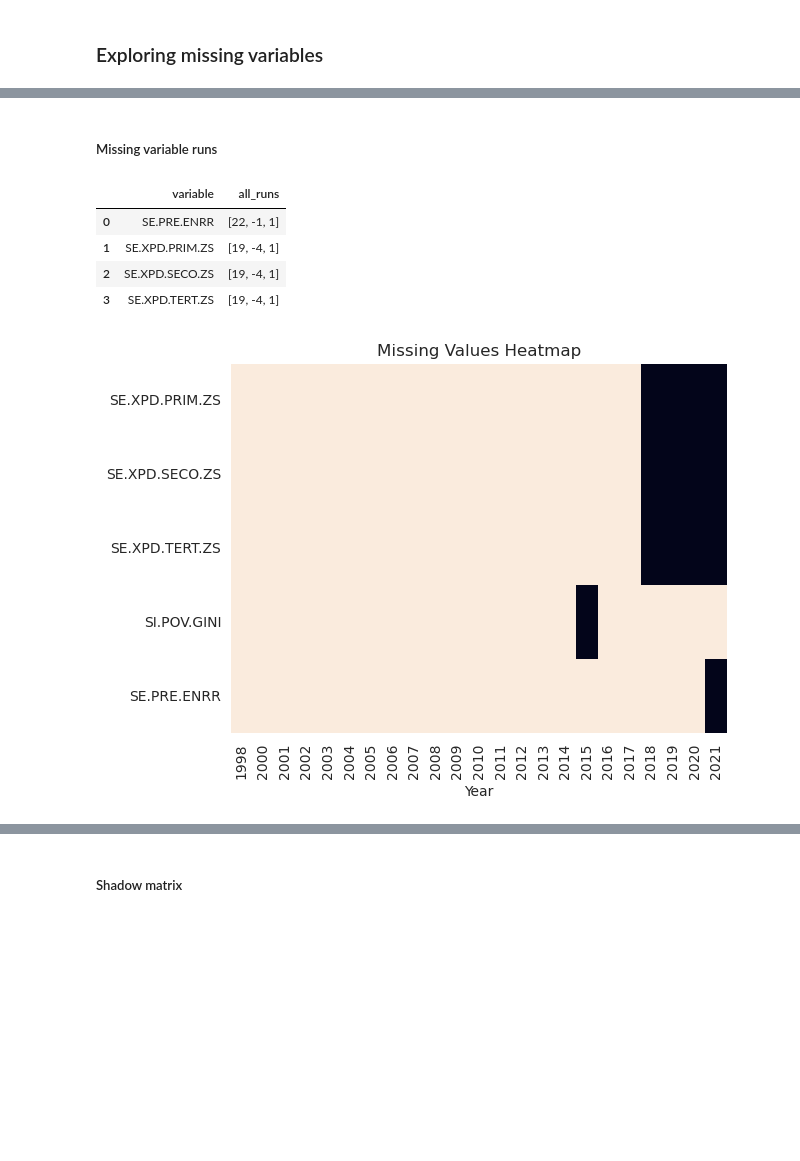
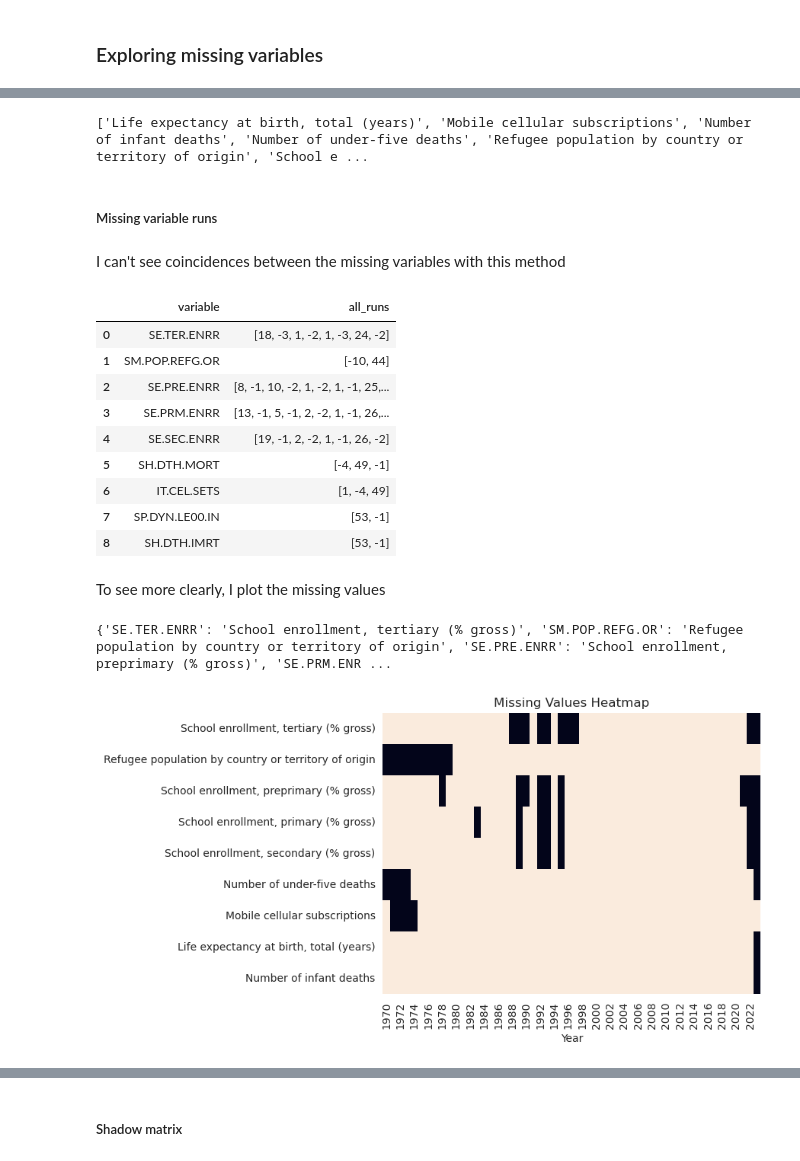
Before and after one commit to alejo-cuello/research-on-argentina, a Jupyter notebook: notebooks/0.1-alejo-explore_data.ipynb, the cells around one changed output, grey strips where cells are left out. Drawn from its saved outputs; the diff is of its cells as text; code cells hidden in the pictures; blank space fills up the shorter version.

```diff
--- a/notebooks/0.1-alejo-explore_data.ipynb
+++ b/notebooks/0.1-alejo-explore_data.ipynb
@@ -168,6 +170,5 @@ plot_count_of_years_of_military_dictatorship(filter_by_cols_first(arg_di_df, 0.5
 # %% [markdown]
 ### Exploring missing variables
 # %%
-#TODO: Continue here
-arg_di_df_best_cases_2.rename(columns=dictionary.set_index("Indicator Code")["Indicator Name"].to_dict(),inplace=False).missing.missing_variable_plot(10)
+arg_di_df_best_cases.rename(columns=dictionary.set_index("Indicator Code")["Indicator Name"].to_dict(),inplace=False).missing.missing_variable_plot(10)
 # %% [output]
@@ -187,0 +180,7 @@ columns_with_missing_values
+# %%
+# columns_with_missing_values = columns_with_pct_missing(arg_di_df_best_cases, 0.1, True)
+# columns_with_missing_values = arg_di_df_best_cases.columns[arg_di_df_best_cases.isnull().any()].to_list()
+
+columns_with_missing_values = arg_di_df_best_cases.isna().sum().sort_values(ascending=False)
+columns_with_missing_values = columns_with_missing_values[columns_with_missing_values > 0].index.to_list()
+columns_with_missing_values
@@ -188,24 +197,30 @@ columns_with_missing_values
+# %%
+print([get_indicator_name(item) for item in columns_with_missing_values])
+# %% [output]
+['Life expectancy at birth, total (years)', 'Mobile cellular subscriptions', 'Number of infant deaths', 'Number of under-five deaths', 'Refugee population by country or territory of origin', 'School e ...
 # %% [markdown]
 ##### Missing variable runs
+# %% [markdown]
+I can't see coincidences between the missing variables with this method
 # %%
 all_missing_variable_run = pd.DataFrame()
 
-for i in range(0, len(columns_with_missing_values)-1):
+for i in columns_with_missing_values:
 
     missing_variable_run = (
         arg_di_df_best_cases
             .missing
             .missing_variable_run(
-                variable=columns_with_missing_values[i]
+                variable=i
             )
     )
+    all_runs = missing_variable_run.apply(lambda row: row['run_length'] * -1 if row['is_na'] == "missing" else row['run_length'], axis=1).to_list()
 
-    all_runs = missing_variable_run.apply(lambda row: row['run_length'] * -1 if row['is_na'] == "missing" else row['run_length'], axis=1).to_list()
     all_missing_variable_run = pd.concat(
         [
             all_missing_variable_run,
             pd.DataFrame({
-                'variable': [columns_with_missing_values[i]],
+                'variable': [i],
                 'all_runs': [all_runs]
             })
         ],
@@ -215,16 +230,26 @@ for i in range(0, len(columns_with_missing_values)-1):
 all_missing_variable_run
 # %% [output]
 |  | variable | all_runs |
-| 0 | SE.PRE.ENRR | [22, -1, 1] |
-| 1 | SE.XPD.PRIM.ZS | [19, -4, 1] |
-| 2 | SE.XPD.SECO.ZS | [19, -4, 1] |
-| 3 | SE.XPD.TERT.ZS | [19, -4, 1] |
+| 0 | SE.TER.ENRR | [18, -3, 1, -2, 1, -3, 24, -2] |
+| 1 | SM.POP.REFG.OR | [-10, 44] |
+| 2 | SE.PRE.ENRR | [8, -1, 10, -2, 1, -2, 1, -1, 25,... |
+| 3 | SE.PRM.ENRR | [13, -1, 5, -1, 2, -2, 1, -1, 26,... |
+| 4 | SE.SEC.ENRR | [19, -1, 2, -2, 1, -1, 26, -2] |
+| 5 | SH.DTH.MORT | [-4, 49, -1] |
+| 6 | IT.CEL.SETS | [1, -4, 49] |
+| 7 | SP.DYN.LE00.IN | [53, -1] |
+| 8 | SH.DTH.IMRT | [53, -1] |
+# %% [markdown]
+To see more clearly, I plot the missing values
 # %%
-data = arg_di_df_best_cases_2[columns_with_missing_values + ['Year']].missing.sort_variables_by_missingness().sort_values(by="Year").set_index('Year')
-sns.heatmap(~data.isnull().T,cbar=False,xticklabels=True)
+columns_with_names = [{item: get_indicator_name(item) for item in columns_with_missing_values}][0]
+print(columns_with_names)
+data = arg_di_df_best_cases[columns_with_missing_values + ['Year']].rename(columns=columns_with_names).missing.sort_variables_by_missingness().sort_values(by="Year").set_index('Year')
+sns.heatmap(~data.isnull().T,cbar=False,xticklabels="auto")
 plt.title("Missing Values Heatmap")
 plt.show()
 # %% [output]
+{'SE.TER.ENRR': 'School enrollment, tertiary (% gross)', 'SM.POP.REFG.OR': 'Refugee population by country or territory of origin', 'SE.PRE.ENRR': 'School enrollment, preprimary (% gross)', 'SE.PRM.ENR ...
-[figure, old version]
+[figure, new version]
 # %%
 data.missing.missing_upsetplot()
```
Also changed, not shown: parts of 10 cells of this notebook, 1 other file.
